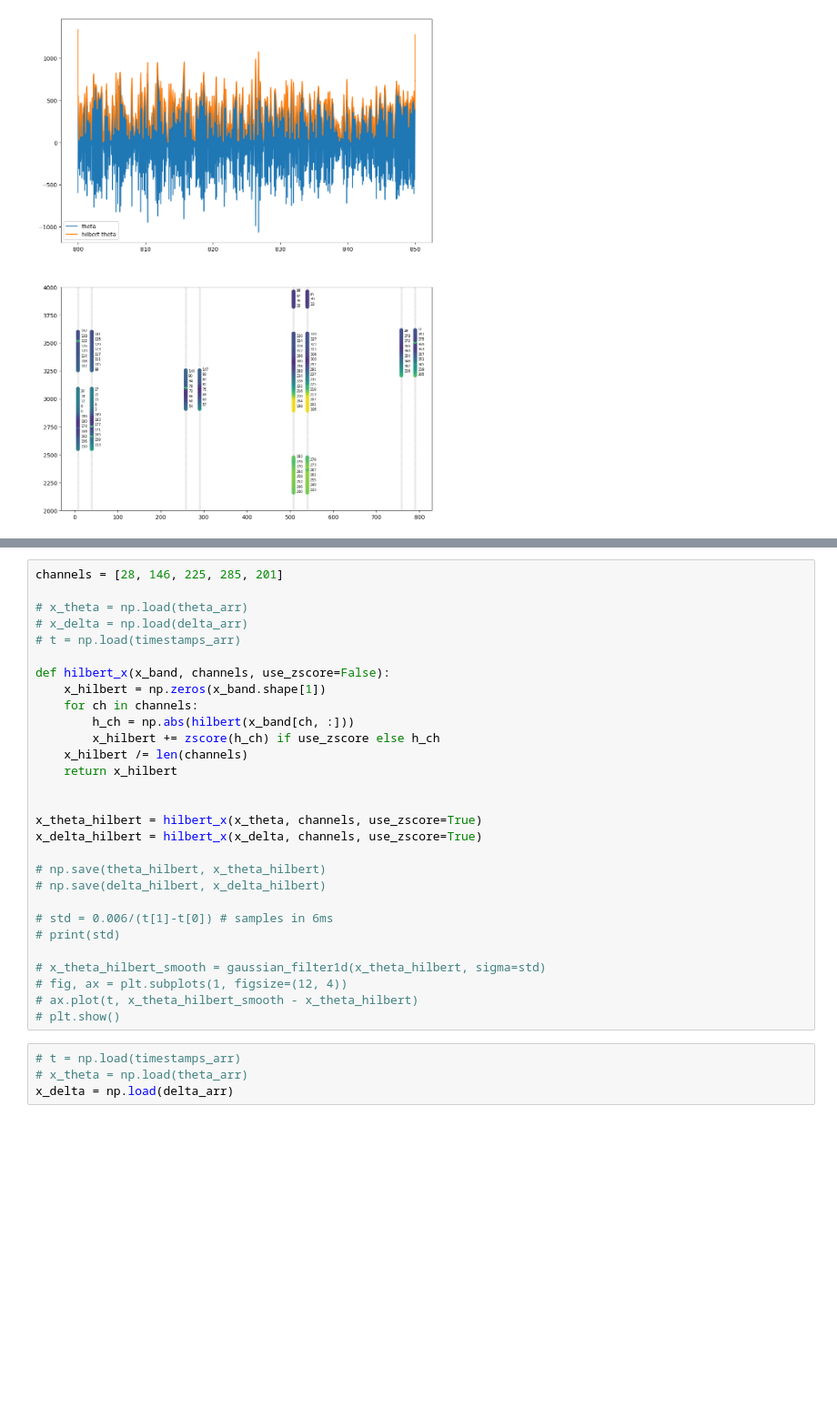
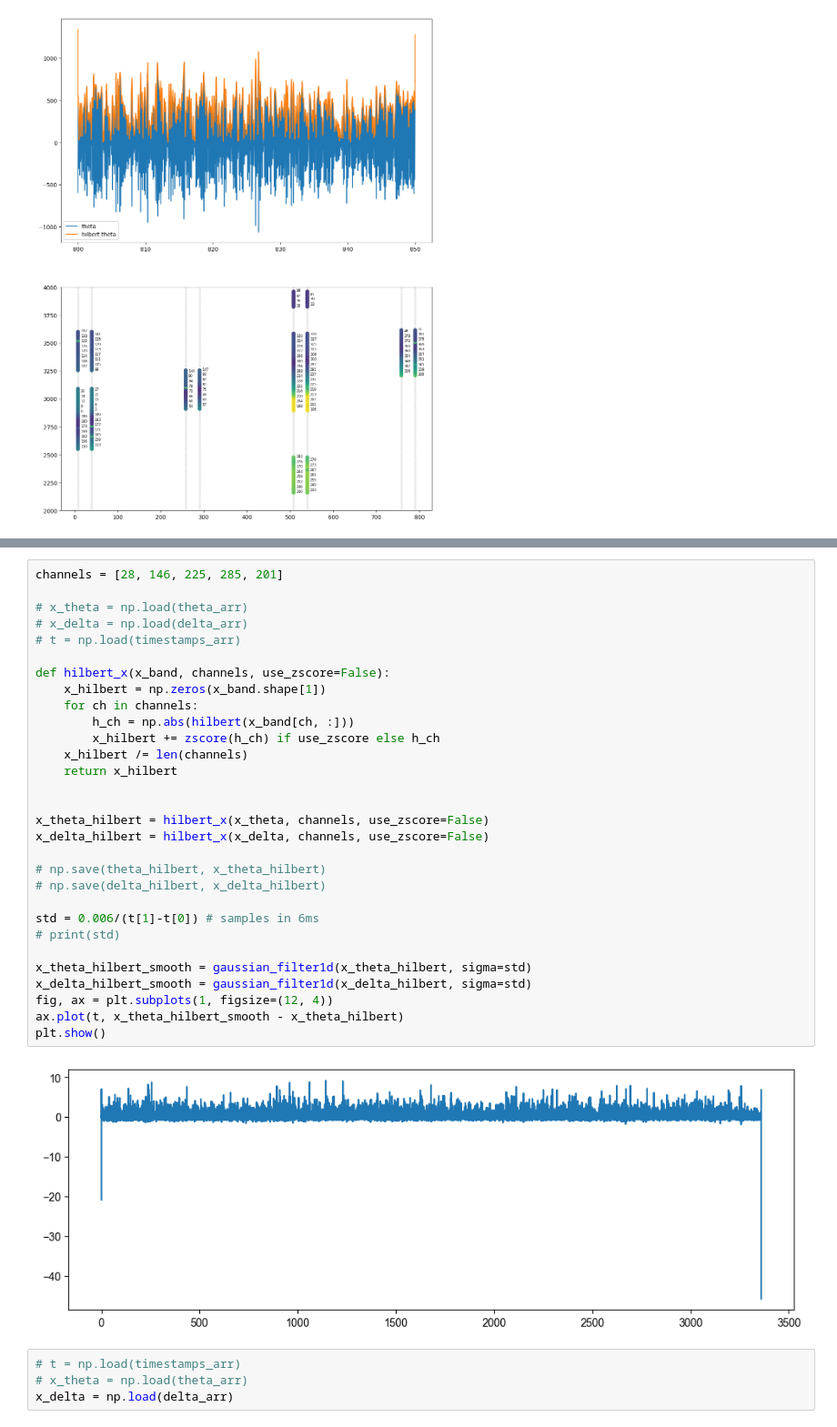
Before and after one commit to rjclemens/Dombeck-Spring-26, a Jupyter notebook: recording_example.ipynb, the cells around one changed output, grey strips where cells are left out. Shown at 91% size. Saved outputs shown, nothing was run; the diff lists cells and outputs as text; blank space fills up the shorter version.

```diff
--- a/recording_example.ipynb
+++ b/recording_example.ipynb
@@ -395,32 +378,35 @@ plt.show()
 # %%
 channels = [28, 146, 225, 285, 201]
 
 # x_theta = np.load(theta_arr)
 # x_delta = np.load(delta_arr)
 # t = np.load(timestamps_arr)
 
 def hilbert_x(x_band, channels, use_zscore=False):
     x_hilbert = np.zeros(x_band.shape[1])
     for ch in channels:
         h_ch = np.abs(hilbert(x_band[ch, :]))
         x_hilbert += zscore(h_ch) if use_zscore else h_ch
     x_hilbert /= len(channels)
     return x_hilbert
 
 
-x_theta_hilbert = hilbert_x(x_theta, channels, use_zscore=True)
-x_delta_hilbert = hilbert_x(x_delta, channels, use_zscore=True)
+x_theta_hilbert = hilbert_x(x_theta, channels, use_zscore=False)
+x_delta_hilbert = hilbert_x(x_delta, channels, use_zscore=False)
 
 # np.save(theta_hilbert, x_theta_hilbert)
 # np.save(delta_hilbert, x_delta_hilbert)
 
-# std = 0.006/(t[1]-t[0]) # samples in 6ms
+std = 0.006/(t[1]-t[0]) # samples in 6ms
 # print(std)
 
-# x_theta_hilbert_smooth = gaussian_filter1d(x_theta_hilbert, sigma=std)
-# fig, ax = plt.subplots(1, figsize=(12, 4))
-# ax.plot(t, x_theta_hilbert_smooth - x_theta_hilbert)
-# plt.show()
+x_theta_hilbert_smooth = gaussian_filter1d(x_theta_hilbert, sigma=std)
+x_delta_hilbert_smooth = gaussian_filter1d(x_delta_hilbert, sigma=std)
+fig, ax = plt.subplots(1, figsize=(12, 4))
+ax.plot(t, x_theta_hilbert_smooth - x_theta_hilbert)
+plt.show()
+# %% [output]
+[figure, added]
 # %%
 # t = np.load(timestamps_arr)
 # x_theta = np.load(theta_arr)
```
Also changed, not shown: parts of 2 cells of this notebook.
